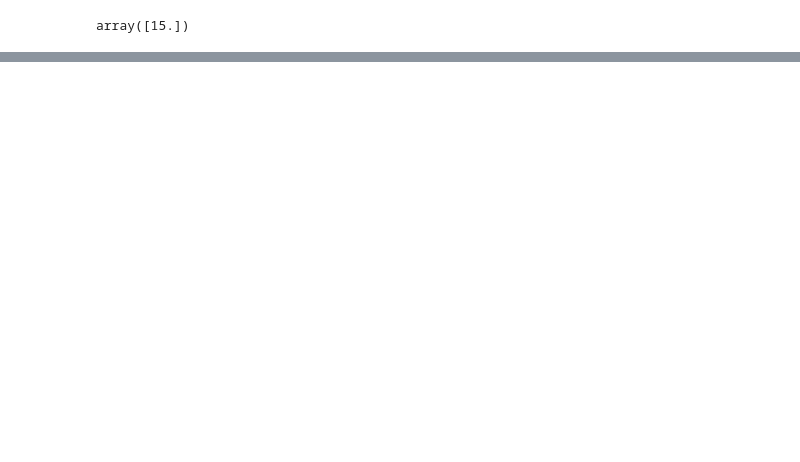
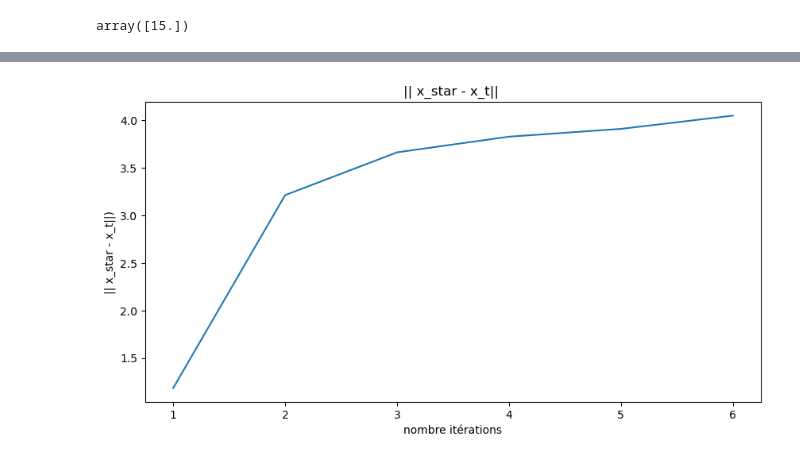
Before and after one commit to ilyeshammouda/Stage_2A_ENSAE, a Jupyter notebook: notebook/tests.ipynb, the cells around one changed output, grey strips where cells are left out. Cells and saved outputs as stored; diff of their text form; code cells hidden in the pictures; blank space fills up the shorter version.

```diff
--- a/notebook/tests.ipynb
+++ b/notebook/tests.ipynb
@@ -190,0 +186,9 @@ cumulative_regret
+# %%
+plt.figure(figsize=(10, 5), dpi=100)
+plt.plot(list(range(1,len(x_cost)+1)),np.log(x_cost))
+plt.title("|| x_star - x_t|| ")  # Titre du graphique
+plt.ylabel('|| x_star - x_t||)')  # Titre de l'axe y
+plt.xlabel('nombre itérations')
+plt.show()
+# %% [output]
+[figure, added]
```
Also changed, not shown: parts of 6 cells of this notebook.
